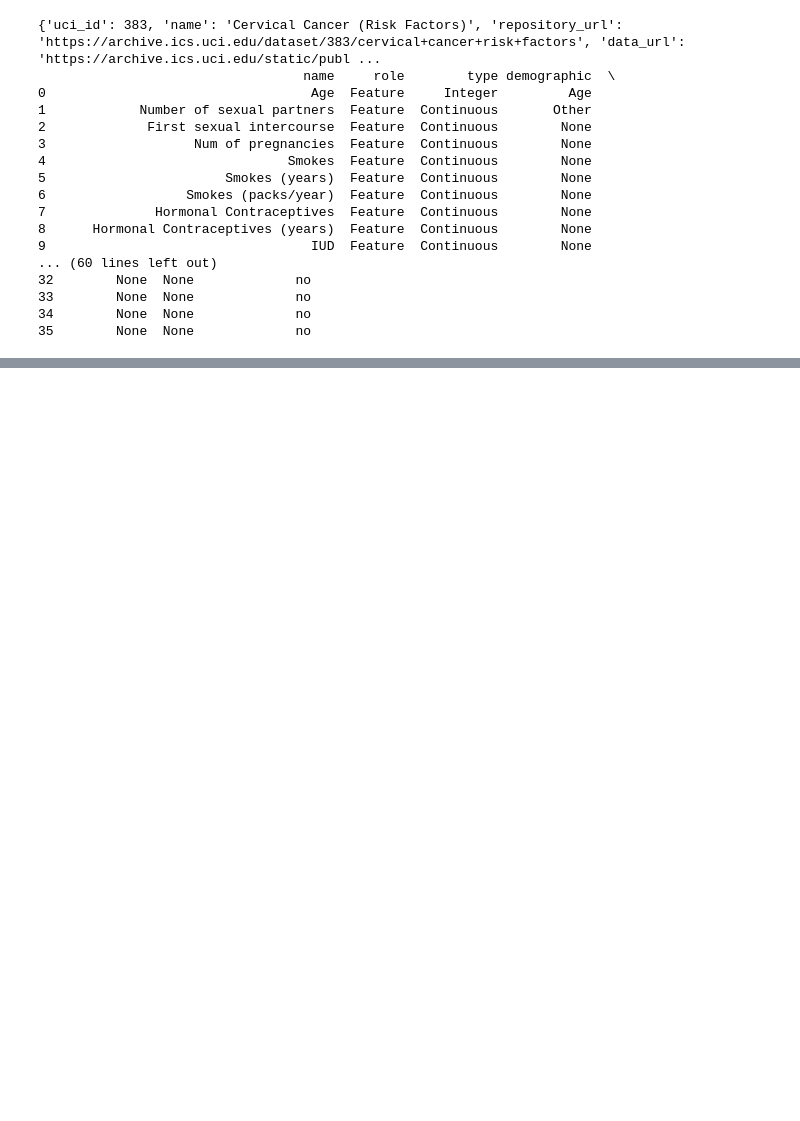
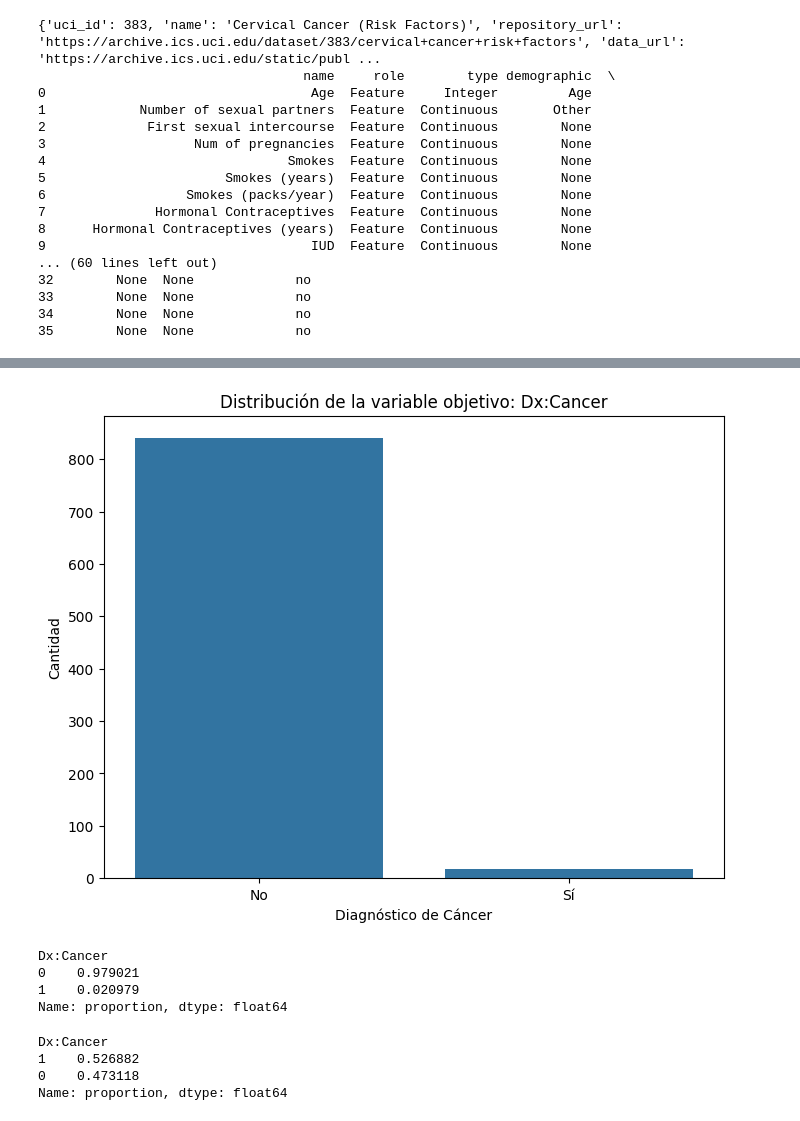
Before and after one commit to LINDAINES213/Lab01_Data-Science, a Jupyter notebook: Lab01.ipynb, the cells around one changed output, grey strips where cells are left out. Drawn from its saved outputs; the diff is of its cells as text; code cells hidden in the pictures; blank space fills up the shorter version.

Commit message:
fix: Null Values and Imbalance Corrected 🔎

```diff
--- a/Lab01.ipynb
+++ b/Lab01.ipynb
@@ -33,0 +159,22 @@ print(cervical_cancer_risk_factors.variables)
+# %%
+data['Smokes'].fillna(0, inplace=True)  # Imputar como 0
+data['Smokes (years)'].fillna(0, inplace=True)  # Imputar como 0
+data['Smokes (packs/year)'].fillna(0, inplace=True)  # Imputar como 0
+data['Hormonal Contraceptives'].fillna(0, inplace=True)  # Imputar como 0
+data['Hormonal Contraceptives (years)'].fillna(0, inplace=True)  # Imputar como 0
+data['IUD'].fillna(0, inplace=True)  # Imputar como 0
+data['IUD (years)'].fillna(0, inplace=True)  # Imputar como 0
+data['STDs'].fillna(0, inplace=True)  # Imputar como 0
+data['STDs (number)'].fillna(0, inplace=True)  # Imputar como 0
+data['STDs:condylomatosis'].fillna(0, inplace=True)  # Imputar como 0
+data['STDs:cervical condylomatosis'].fillna(0, inplace=True)  # Imputar como 0
+data['STDs:vaginal condylomatosis'].fillna(0, inplace=True)  # Imputar como 0
+data['STDs:vulvo-perineal condylomatosis'].fillna(0, inplace=True)  # Imputar como 0
+data['STDs:syphilis'].fillna(0, inplace=True)  # Imputar como 0
+data['STDs:pelvic inflammatory disease'].fillna(0, inplace=True)  # Imputar como 0
+data['STDs:genital herpes'].fillna(0, inplace=True)  # Imputar como 0
+data['STDs:molluscum contagiosum'].fillna(0, inplace=True)  # Imputar como 0
+data['STDs:AIDS'].fillna(0, inplace=True)  # Imputar como 0
+data['STDs:HIV'].fillna(0, inplace=True)  # Imputar como 0
+data['STDs:Hepatitis B'].fillna(0, inplace=True)  # Imputar como 0
+data['STDs:HPV'].fillna(0, inplace=True)  # Imputar como 0
@@ -33,0 +260,4 @@ print(cervical_cancer_risk_factors.variables)
+# %%
+data['Number of sexual partners'].fillna(data['Number of sexual partners'].median(), inplace=True)
+data['First sexual intercourse'].fillna(data['First sexual intercourse'].median(), inplace=True)
+data['Num of pregnancies'].fillna(data['Num of pregnancies'].median(), inplace=True)
@@ -33,0 +304,41 @@ print(cervical_cancer_risk_factors.variables)
+# %%
+import matplotlib.pyplot as plt
+import seaborn as sns
+
+# Distribución de la variable objetivo
+plt.figure(figsize=(8, 6))
+sns.countplot(x='Dx:Cancer', data=data)
+plt.title('Distribución de la variable objetivo: Dx:Cancer')
+plt.xlabel('Diagnóstico de Cáncer')
+plt.ylabel('Cantidad')
+plt.xticks([0, 1], ['No', 'Sí'])  # Asumiendo que 0 = No y 1 = Sí
+plt.show()
+
+# Imprimir conteos
+print(data['Dx:Cancer'].value_counts(normalize=True))  # Proporción de clases
+# %% [output]
+[figure, added]
+Dx:Cancer
+0    0.979021
+1    0.020979
+Name: proportion, dtype: float64
+# %%
+# Supongamos que `data` es tu DataFrame y `y` es la variable objetivo
+X = data.drop(columns=['Dx:Cancer'])  # Características
+y = data['Dx:Cancer']  # Variable objetivo
+
+# Combinar Oversampling y Undersampling
+smote_enn = SMOTEENN(random_state=42)
+X_resampled, y_resampled = smote_enn.fit_resample(X, y)
+
+# Crear un nuevo DataFrame balanceado
+data = pd.DataFrame(X_resampled, columns=X.columns)
+data['Dx:Cancer'] = y_resampled
+
+# Verificar la distribución
+print(data['Dx:Cancer'].value_counts(normalize=True))
+# %% [output]
+Dx:Cancer
+1    0.526882
+0    0.473118
+Name: proportion, dtype: float64
```
Also changed, not shown: parts of 14 cells of this notebook.
